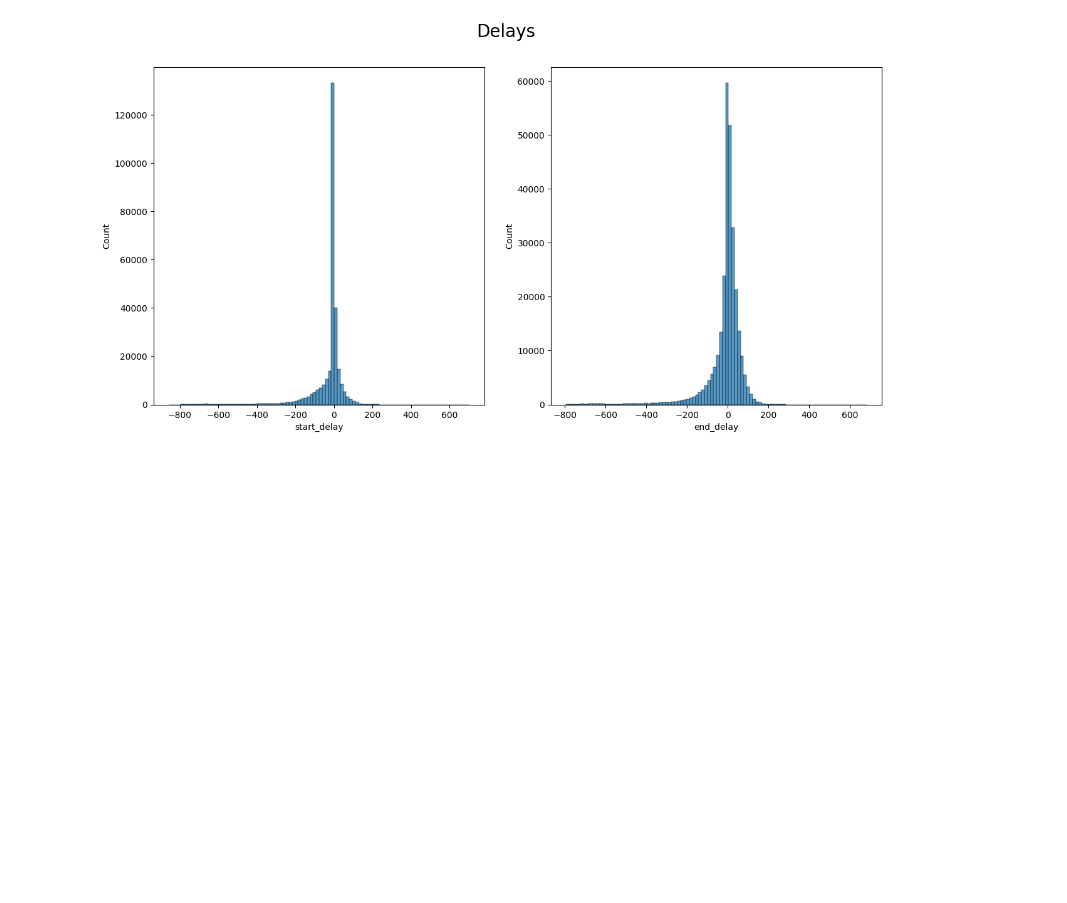
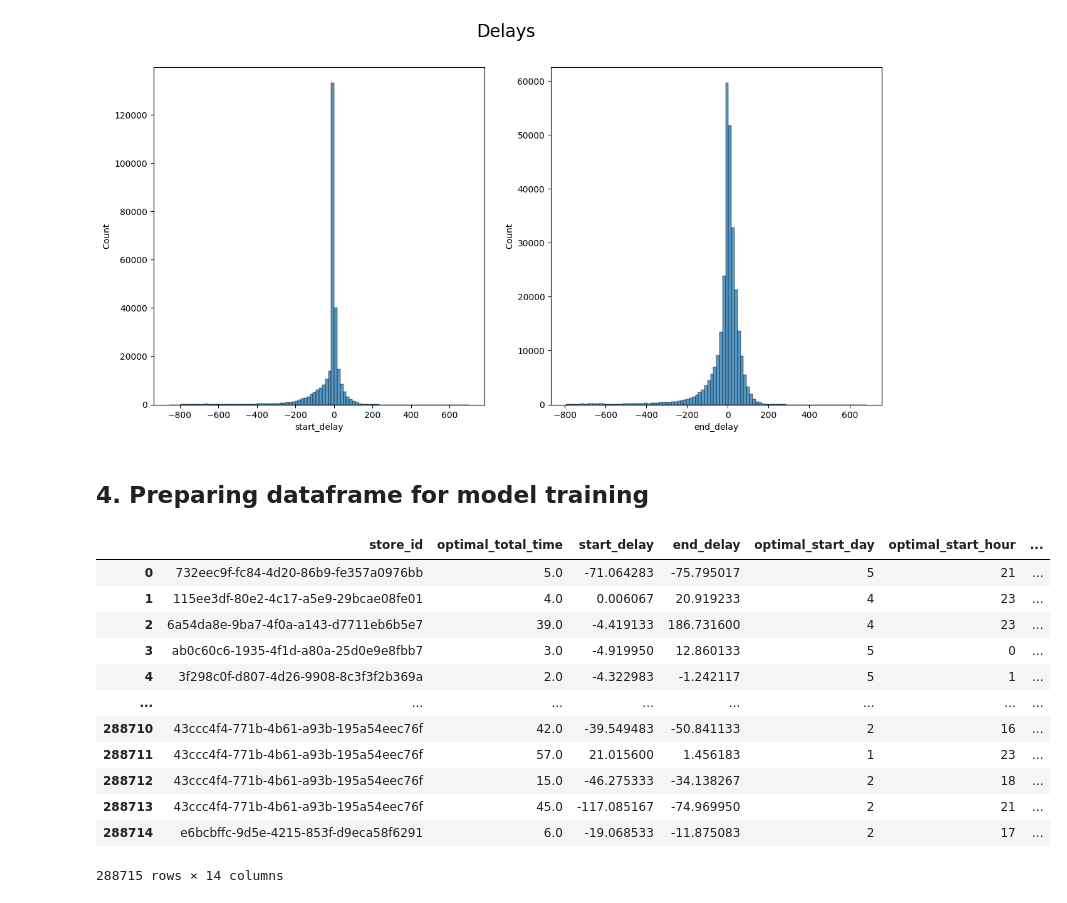
Before and after one commit to anfeher/Instamarket, a Jupyter notebook: research/preprocessing.ipynb, the cells around one changed output. Drawn from its saved outputs; the diff is of its cells as text; code cells hidden in the pictures; blank space fills up the shorter version.

Commit message:
add data preparation stage

```diff
--- a/research/preprocessing.ipynb
+++ b/research/preprocessing.ipynb
@@ -209,3 +209,41 @@ fig.suptitle("Delays", fontsize=20)
 plt.show()
 # %% [output]
 [figure]
+# %% [markdown]
+## 4. Preparing dataframe for model training
+# %%
+df = pd.read_csv("artifacts/data_preprocessing/clean_data.csv")
+
+datetime_cols = ["optimal_start_time_picking",
+                 "optimal_end_time_picking"]
+df[datetime_cols] = df[datetime_cols].apply(pd.to_datetime)
+
+df_prepared = df[["store_id","optimal_total_time","start_delay","end_delay"]]
+
+df_prepared['optimal_start_day'] = df['optimal_start_time_picking'].dt.day
+df_prepared['optimal_start_hour'] = df['optimal_start_time_picking'].dt.hour
+df_prepared['optimal_start_minute'] = df['optimal_start_time_picking'].dt.minute
+df_prepared['optimal_start_weekday'] = df['optimal_start_time_picking'].dt.weekday
+df_prepared['optimal_start_is_weekend'] = df_prepared['optimal_start_weekday'].isin([5, 6])
+
+df_prepared['optimal_end_day'] = df['optimal_end_time_picking'].dt.day
+df_prepared['optimal_end_hour'] = df['optimal_end_time_picking'].dt.hour
+df_prepared['optimal_end_minute'] = df['optimal_end_time_picking'].dt.minute
+df_prepared['optimal_end_weekday'] = df['optimal_end_time_picking'].dt.weekday
+df_prepared['optimal_end_is_weekend'] = df_prepared['optimal_end_weekday'].isin([5, 6])
+
+df_prepared
+# %% [output]
+|  | store_id | optimal_total_time | start_delay | end_delay | optimal_start_day | optimal_start_hour | ... |
+| 0 | 732eec9f-fc84-4d20-86b9-fe357a0976bb | 5.0 | -71.064283 | -75.795017 | 5 | 21 | ... |
+| 1 | 115ee3df-80e2-4c17-a5e9-29bcae08fe01 | 4.0 | 0.006067 | 20.919233 | 4 | 23 | ... |
+| 2 | 6a54da8e-9ba7-4f0a-a143-d7711eb6b5e7 | 39.0 | -4.419133 | 186.731600 | 4 | 23 | ... |
+| 3 | ab0c60c6-1935-4f1d-a80a-25d0e9e8fbb7 | 3.0 | -4.919950 | 12.860133 | 5 | 0 | ... |
+| 4 | 3f298c0f-d807-4d26-9908-8c3f3f2b369a | 2.0 | -4.322983 | -1.242117 | 5 | 1 | ... |
+| ... | ... | ... | ... | ... | ... | ... | ... |
+| 288710 | 43ccc4f4-771b-4b61-a93b-195a54eec76f | 42.0 | -39.549483 | -50.841133 | 2 | 16 | ... |
+| 288711 | 43ccc4f4-771b-4b61-a93b-195a54eec76f | 57.0 | 21.015600 | 1.456183 | 1 | 23 | ... |
+| 288712 | 43ccc4f4-771b-4b61-a93b-195a54eec76f | 15.0 | -46.275333 | -34.138267 | 2 | 18 | ... |
+| 288713 | 43ccc4f4-771b-4b61-a93b-195a54eec76f | 45.0 | -117.085167 | -74.969950 | 2 | 21 | ... |
+| 288714 | e6bcbffc-9d5e-4215-853f-d9eca58f6291 | 6.0 | -19.068533 | -11.875083 | 2 | 17 | ... |
+288715 rows × 14 columns
```
Also changed, not shown: 7 other files.
